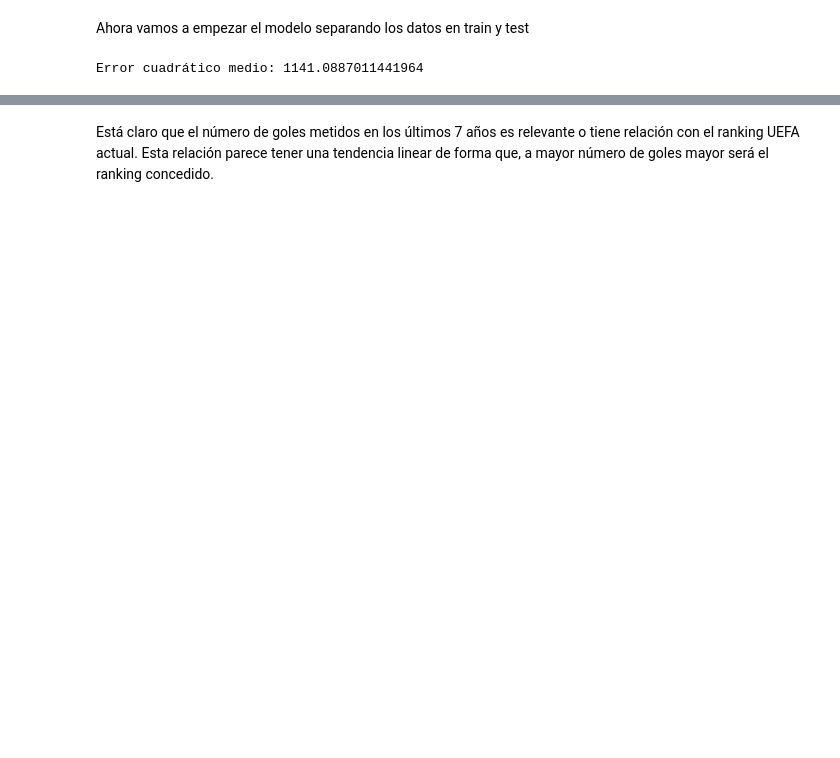
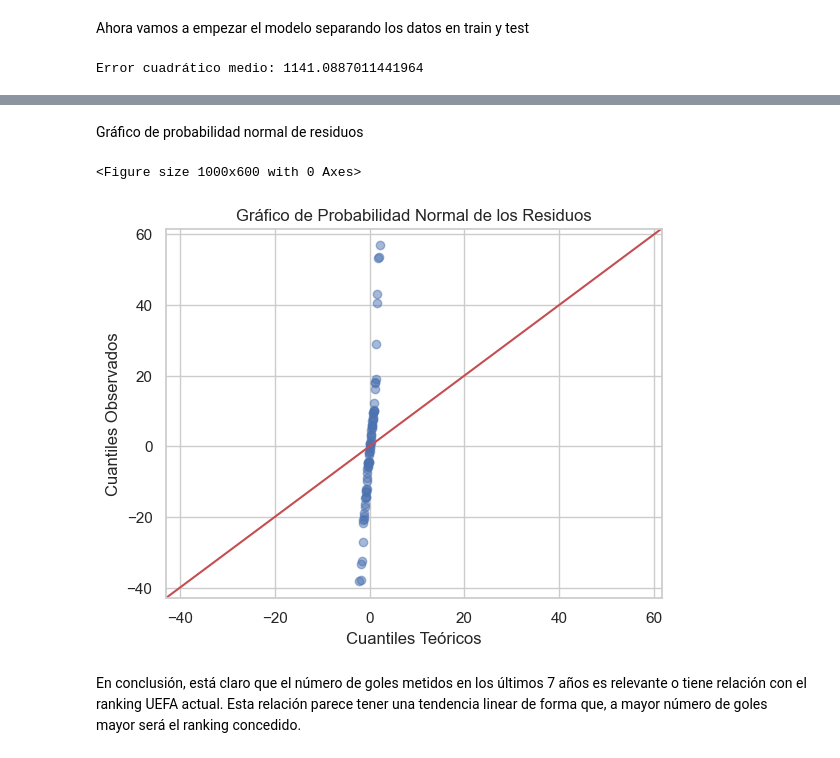
Before and after one commit to PdEXavierMY/Champions, a Jupyter notebook: regresion.ipynb, the cells around one changed output, grey strips where cells are left out. Cells and saved outputs as stored; diff of their text form; code cells hidden in the pictures; blank space fills up the shorter version.

```diff
--- a/regresion.ipynb
+++ b/regresion.ipynb
@@ -129,2 +186,17 @@ plt.show()
+# %% [markdown]
+Gráfico de probabilidad normal de residuos
+# %%
+# Gráfico de probabilidad normal de los residuos
+QQ = ProbPlot(results['Residuos'])
+plt.figure(figsize=(10, 6))
+QQ.qqplot(line='45', alpha=0.5, fmt='b', lw=2)
+plt.title('Gráfico de Probabilidad Normal de los Residuos')
+plt.xlabel('Cuantiles Teóricos')
+plt.ylabel('Cuantiles Observados')
+plt.grid(True)
+plt.show()
+# %% [output]
+<Figure size 1000x600 with 0 Axes>
+[figure, added]
 # %% [markdown]
-Está claro que el número de goles metidos en los últimos 7 años es relevante o tiene relación con el ranking UEFA actual. Esta relación parece tener una tendencia linear de forma que, a mayor número de goles mayor será el ranking concedido.
+En conclusión, está claro que el número de goles metidos en los últimos 7 años es relevante o tiene relación con el ranking UEFA actual. Esta relación parece tener una tendencia linear de forma que, a mayor número de goles mayor será el ranking concedido.
```
Also changed, not shown: parts of 10 cells of this notebook, 1 other file.
